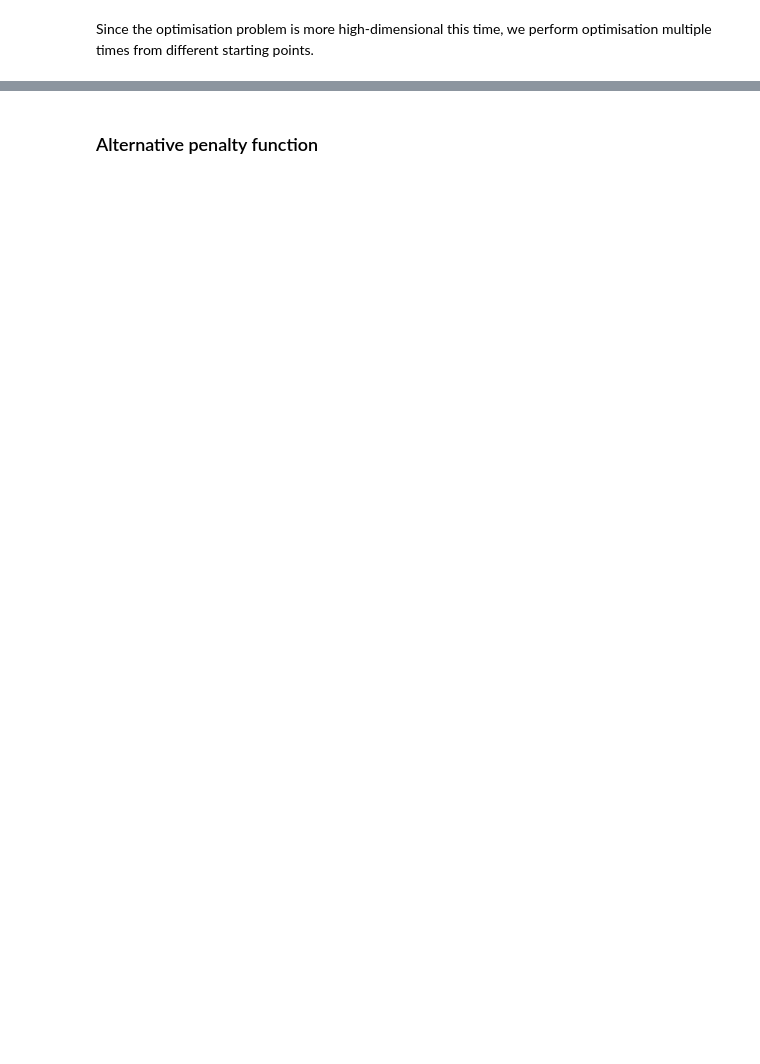
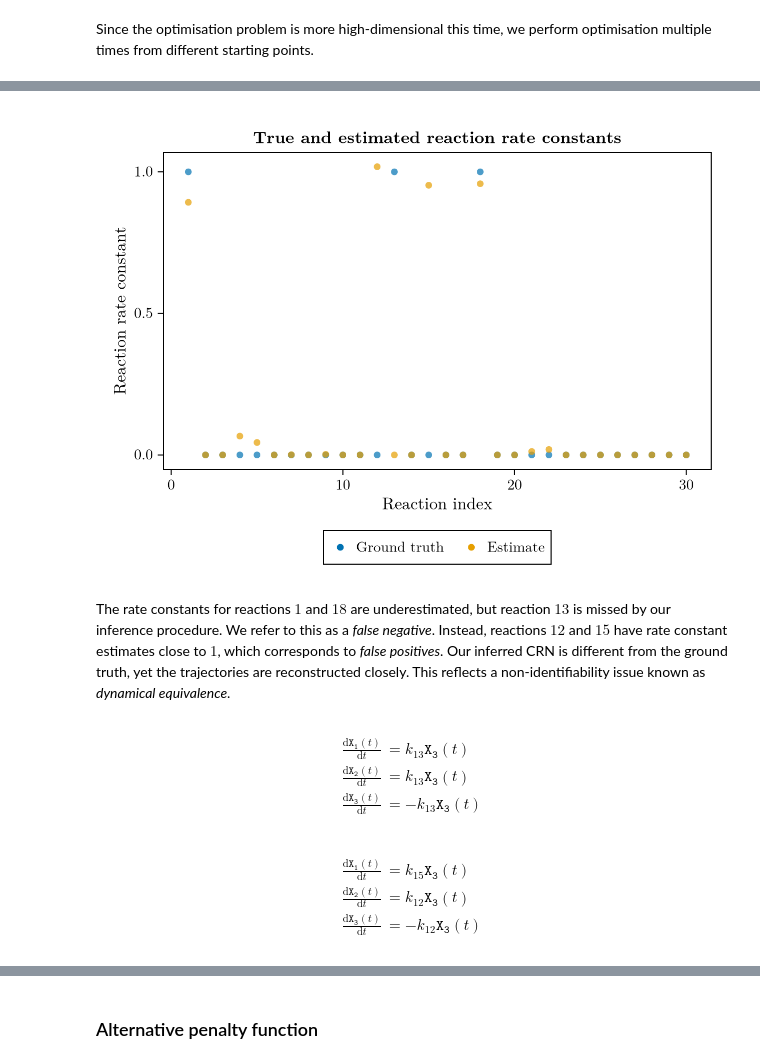
Before and after one commit to ysfoo/crn-inference, a Jupyter notebook: crn_inference_tutorial.ipynb, the cells around one changed output, grey strips where cells are left out. Saved outputs shown, nothing was run; the diff lists cells and outputs as text; code cells hidden in the pictures; blank space fills up the shorter version.

Commit message:
update notebook with dynamical equivalence

```diff
--- a/crn_inference_tutorial.ipynb
+++ b/crn_inference_tutorial.ipynb
@@ -331,0 +339,5 @@ penalised_func(true_kvec) # sanity check
+# %%
+# sanity check for `penalised_func`
+true_kvec = zeros(n_rx);
+true_kvec[1] = true_kvec[13] = true_kvec[18] = 1.
+penalised_func(log.(true_kvec))
@@ -370,0 +408,34 @@ start_pt = rand(n_rx)
+# %%
+f = Figure()
+title = "True and estimated reaction rate constants"
+ax = Axis(
+    f[1,1], title=title, xlabel="Reaction index", ylabel="Reaction rate constant"
+)
+scatter!(1:n_rx, true_kvec, alpha=0.7, label="Ground truth")
+scatter!(1:n_rx, est_kvec, alpha=0.7, label="Estimate")
+f[2, 1] = Legend(f, ax, orientation=:horizontal);
+current_figure()
+# %% [output]
+[figure, added]
+# %% [markdown]
+The rate constants for reactions $1$ and $18$ are underestimated, but reaction $13$ is missed by our inference procedure. We refer to this as a *false negative*. Instead, reactions $12$ and $15$ have rate constant estimates close to $1$, which corresponds to *false positives*. Our inferred CRN is different from the ground truth, yet the trajectories are reconstructed closely. This reflects a non-identifiability issue known as *dynamical equivalence*.
+# %%
+@named crn_13_only = ReactionSystem(rx_vec[[13]], t, xs, k)
+convert(ODESystem, complete(crn_13_only))
+# %% [output]
+$$ \begin{align}
+\frac{\mathrm{d} \mathtt{X_1}\left( t \right)}{\mathrm{d}t} &= k_{13} \mathtt{X_3}\left( t \right) \\
+\frac{\mathrm{d} \mathtt{X_2}\left( t \right)}{\mathrm{d}t} &= k_{13} \mathtt{X_3}\left( t \right) \\
+\frac{\mathrm{d} \mathtt{X_3}\left( t \right)}{\mathrm{d}t} &=  - k_{13} \mathtt{X_3}\left( t \right)
+\end{align}
+ $$
+# %%
+@named crn_12_15 = ReactionSystem(rx_vec[[12, 15]], t, xs, k)
+convert(ODESystem, complete(crn_12_15))
+# %% [output]
+$$ \begin{align}
+\frac{\mathrm{d} \mathtt{X_1}\left( t \right)}{\mathrm{d}t} &= k_{15} \mathtt{X_3}\left( t \right) \\
+\frac{\mathrm{d} \mathtt{X_2}\left( t \right)}{\mathrm{d}t} &= k_{12} \mathtt{X_3}\left( t \right) \\
+\frac{\mathrm{d} \mathtt{X_3}\left( t \right)}{\mathrm{d}t} &=  - k_{12} \mathtt{X_3}\left( t \right)
+\end{align}
+ $$
```
Also changed, not shown: parts of 31 cells of this notebook.
